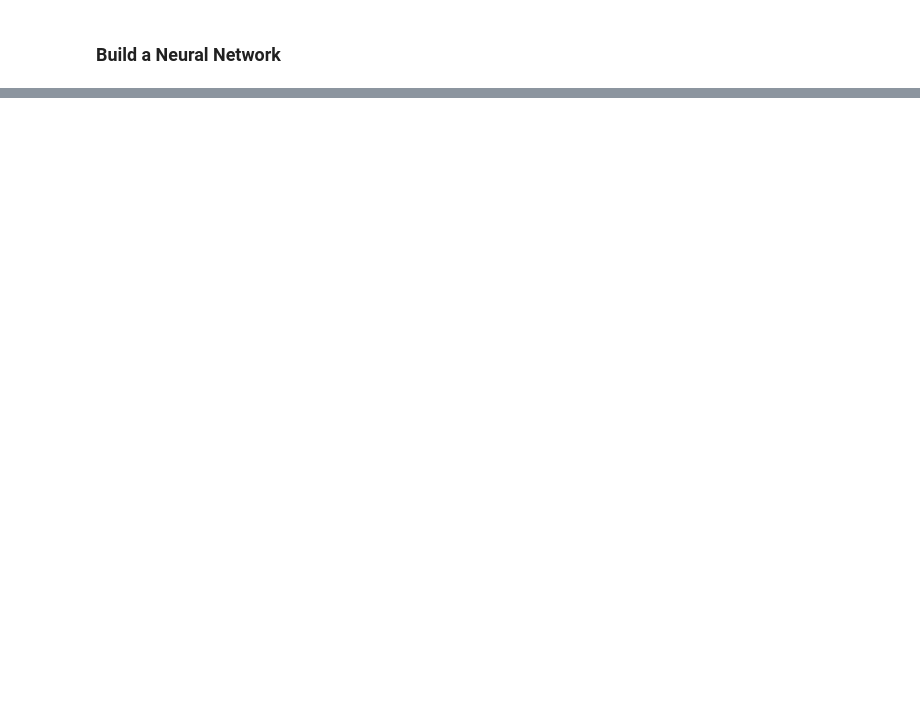
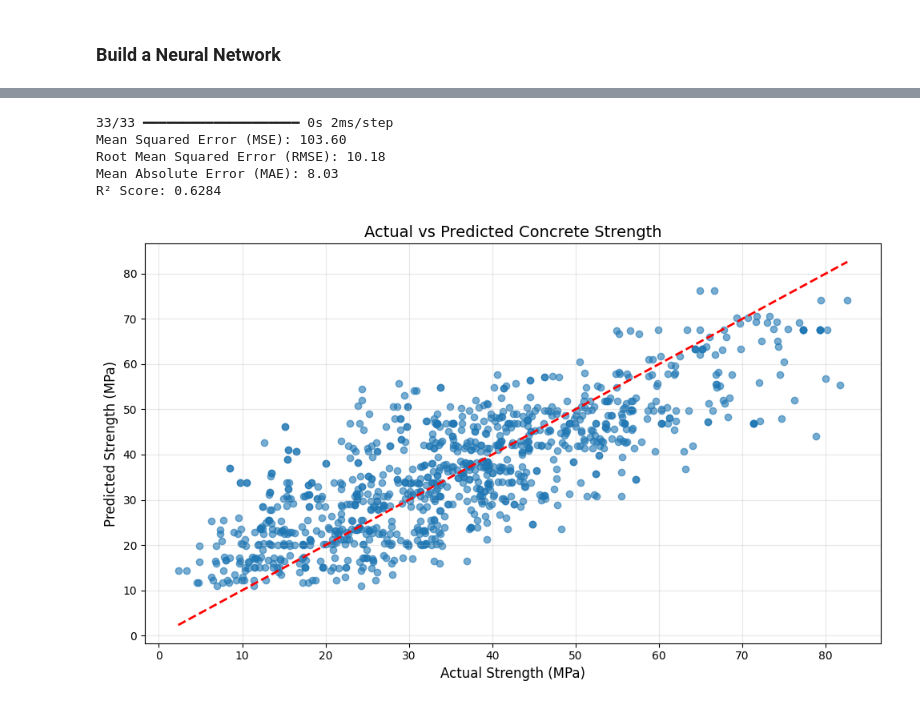
Before and after one commit to toRK25/DEEP-LEARNING, a Jupyter notebook: concrete.ipynb, the cells around one changed output, grey strips where cells are left out. Cells and saved outputs as stored; diff of their text form; code cells hidden in the pictures; blank space fills up the shorter version.

```diff
--- a/concrete.ipynb
+++ b/concrete.ipynb
@@ -110,3 +126,13 @@ from keras.layers import Dense
 from keras.layers import Input
 # %% [markdown]
 ### Build a Neural Network
+# %%
+def regression_model():
+    model = Sequential()
+    model.add(Input(shape=(n_cols,)))
+    model.add(Dense(50, activation='relu'))
+    model.add(Dense(50, activation='relu'))
+    model.add(Dense(1))
+
+    model.compile(optimizer='adam', loss='mean_squared_error')
+    return model
@@ -112,0 +141,3 @@ from keras.layers import Input
+# %%
+model = regression_model()
+model.fit(input_norm, output, validation_split=0.2, epochs=100, verbose=1)
@@ -112,0 +163,22 @@ from keras.layers import Input
+# %%
+# Make predictions
+predictions = model.predict(input_norm)
+
+# Calculate metrics
+from sklearn.metrics import mean_squared_error, mean_absolute_error, r2_score
+
+mse = mean_squared_error(output, predictions)
+mae = mean_absolute_error(output, predictions)
+rmse = np.sqrt(mse)
+r2 = r2_score(output, predictions)
+
+print(f"Mean Squared Error (MSE): {mse:.2f}")
+print(f"Root Mean Squared Error (RMSE): {rmse:.2f}")
+print(f"Mean Absolute Error (MAE): {mae:.2f}")
+print(f"R² Score: {r2:.4f}")
+# %% [output]
+33/33 ━━━━━━━━━━━━━━━━━━━━ 0s 2ms/step
+Mean Squared Error (MSE): 103.60
+Root Mean Squared Error (RMSE): 10.18
+Mean Absolute Error (MAE): 8.03
+R² Score: 0.6284
@@ -112,0 +192,13 @@ from keras.layers import Input
+# %%
+# Visualize Actual vs Predicted
+plt.figure(figsize=(10, 6))
+plt.scatter(output, predictions, alpha=0.6)
+plt.plot([output.min(), output.max()], [output.min(), output.max()], 'r--', lw=2)
+plt.xlabel('Actual Strength (MPa)', fontsize=12)
+plt.ylabel('Predicted Strength (MPa)', fontsize=12)
+plt.title('Actual vs Predicted Concrete Strength', fontsize=14)
+plt.grid(True, alpha=0.3)
+plt.tight_layout()
+plt.show()
+# %% [output]
+[figure, added]
```
Also changed, not shown: parts of 6 cells of this notebook.
